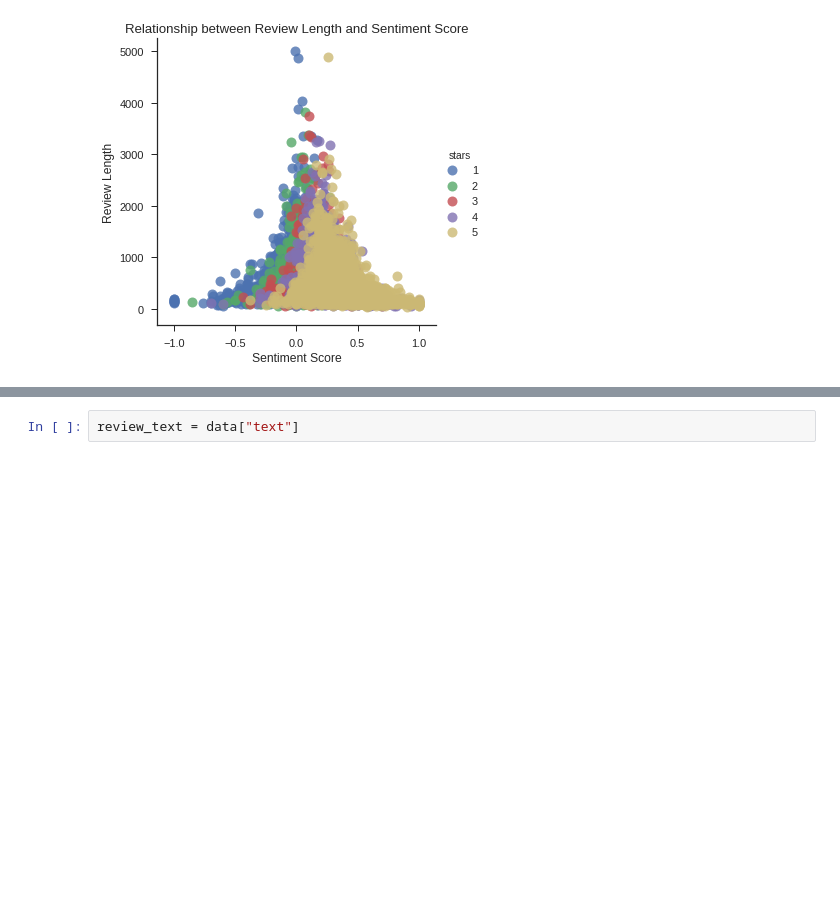
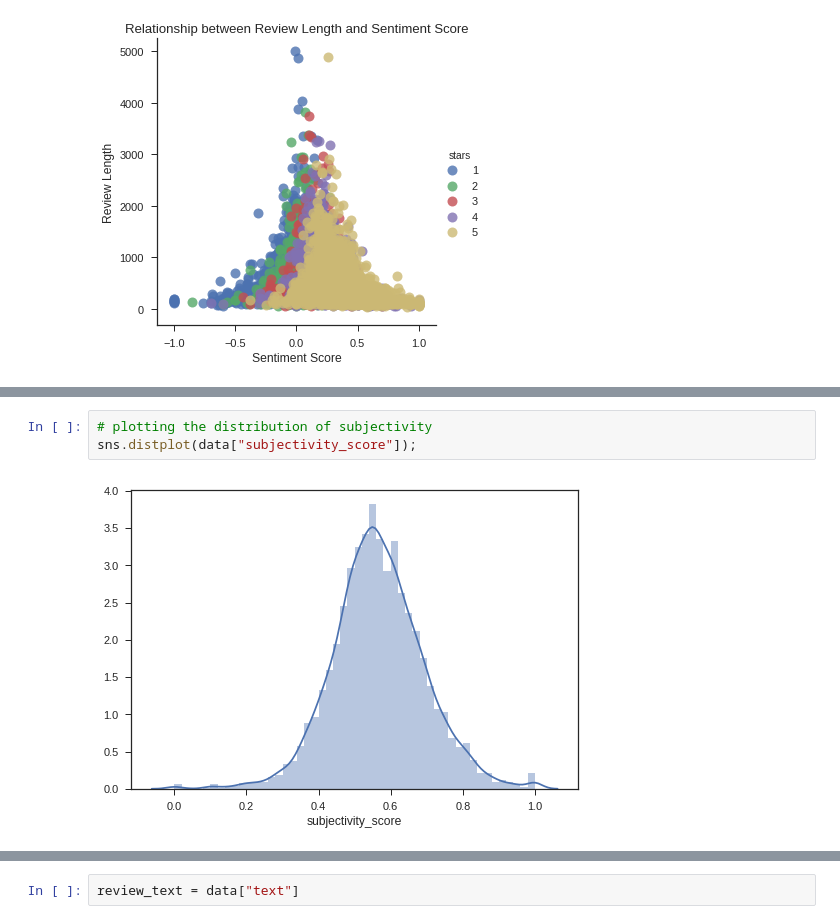
Before and after one commit to schubline/capstone_project, a Jupyter notebook: eda_notebooks/nlp_food_review_sc.ipynb, the cells around one changed output, grey strips where cells are left out. Cells and saved outputs as stored; diff of their text form; blank space fills up the shorter version.

```diff
--- a/eda_notebooks/nlp_food_review_sc.ipynb
+++ b/eda_notebooks/nlp_food_review_sc.ipynb
@@ -376,0 +310,5 @@ The goal of this section is to tag each review with a sentiment score at a high
+# %%
+# plotting the distribution of subjectivity
+sns.distplot(data["subjectivity_score"]);
+# %% [output]
+[figure, added]
```
Also changed, not shown: parts of 46 cells of this notebook.
